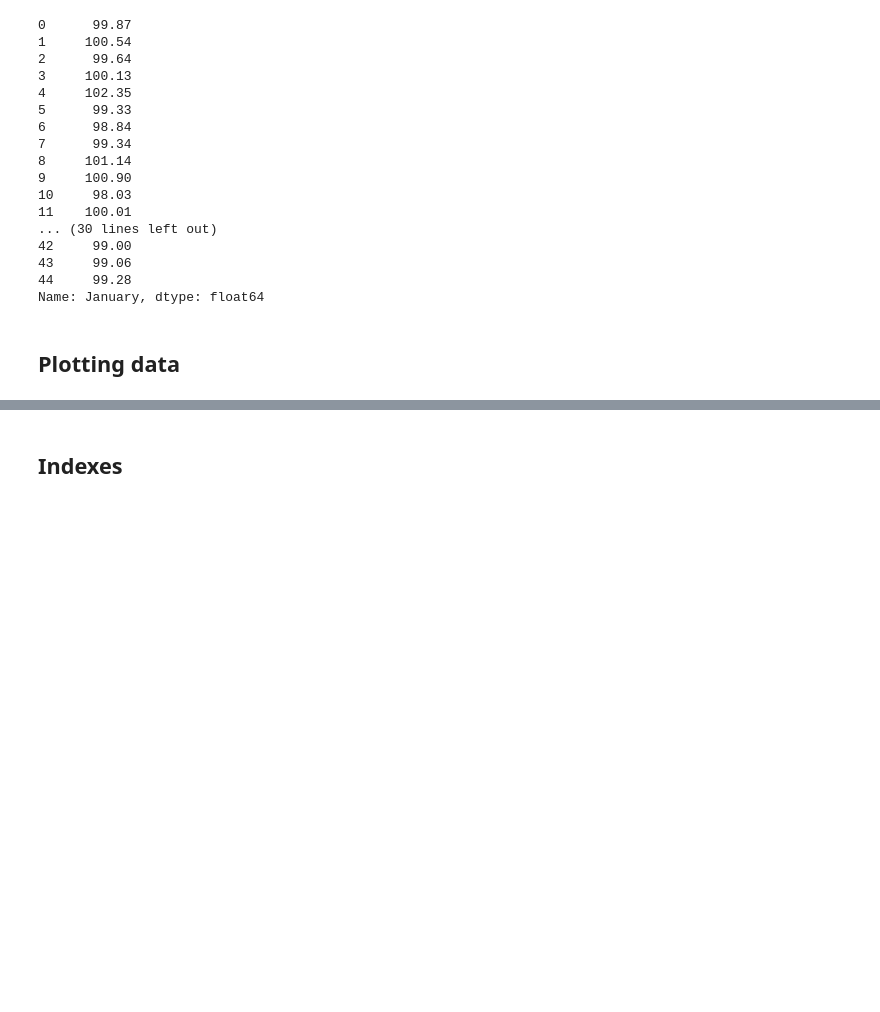
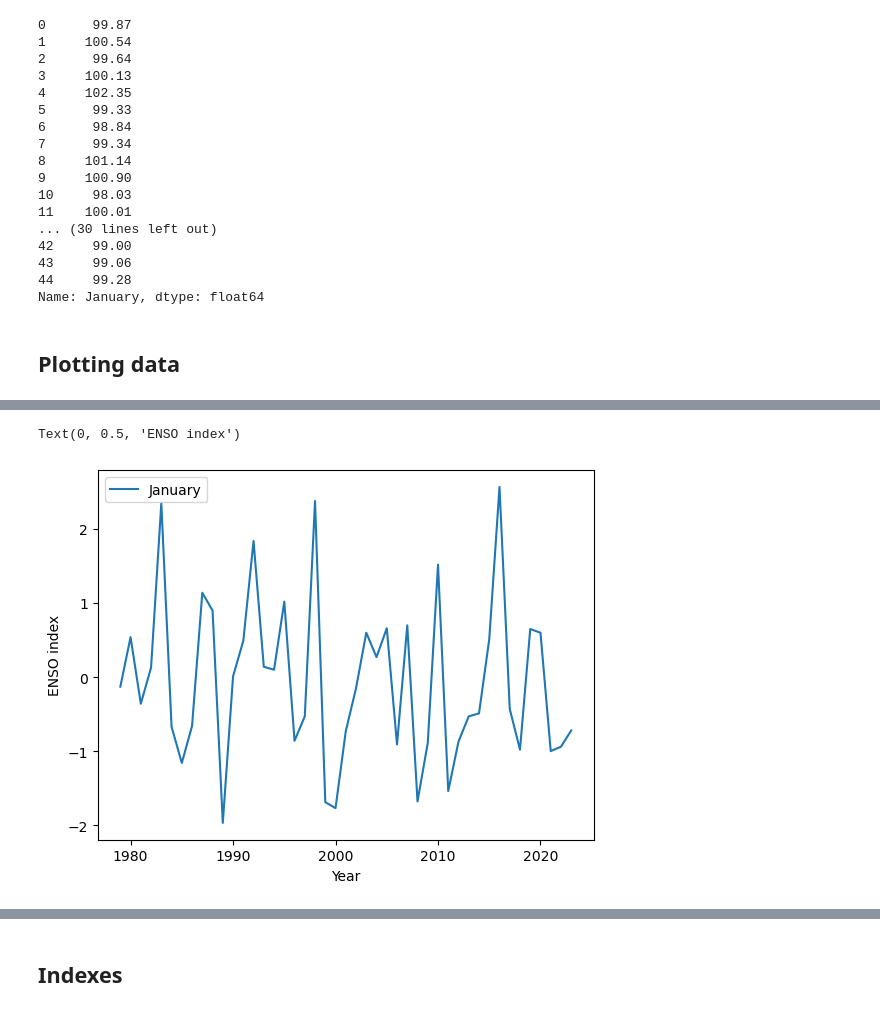
Before and after one commit to bobbyantonio/iecdt_environmental_data_analysis, a Jupyter notebook: course_notebooks/pandas/pandas.ipynb, the cells around one changed output, grey strips where cells are left out. Saved outputs shown, nothing was run; the diff lists cells and outputs as text; code cells hidden in the pictures; blank space fills up the shorter version.

```diff
--- a/course_notebooks/pandas/pandas.ipynb
+++ b/course_notebooks/pandas/pandas.ipynb
@@ -275 +295,9 @@ df['January'].plot(title='My Plot')
+# %%
+# Note that df.plot() returns a matplotlib axis, so you can tweak the plot in the normal matplotlib way
+
+ax = df.plot(x='Year', y='January')
+ax.set_ylabel('ENSO index')
+# %% [output]
+Text(0, 0.5, 'ENSO index')
+[figure, added]
 # %%
```
Also changed, not shown: parts of 37 cells of this notebook.
